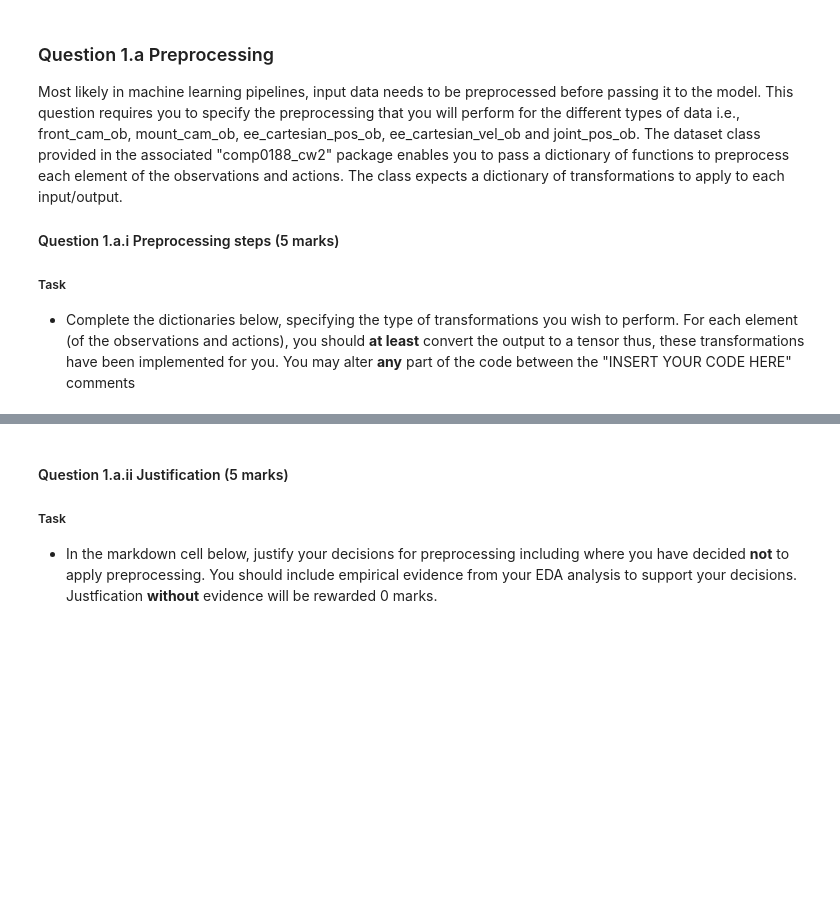
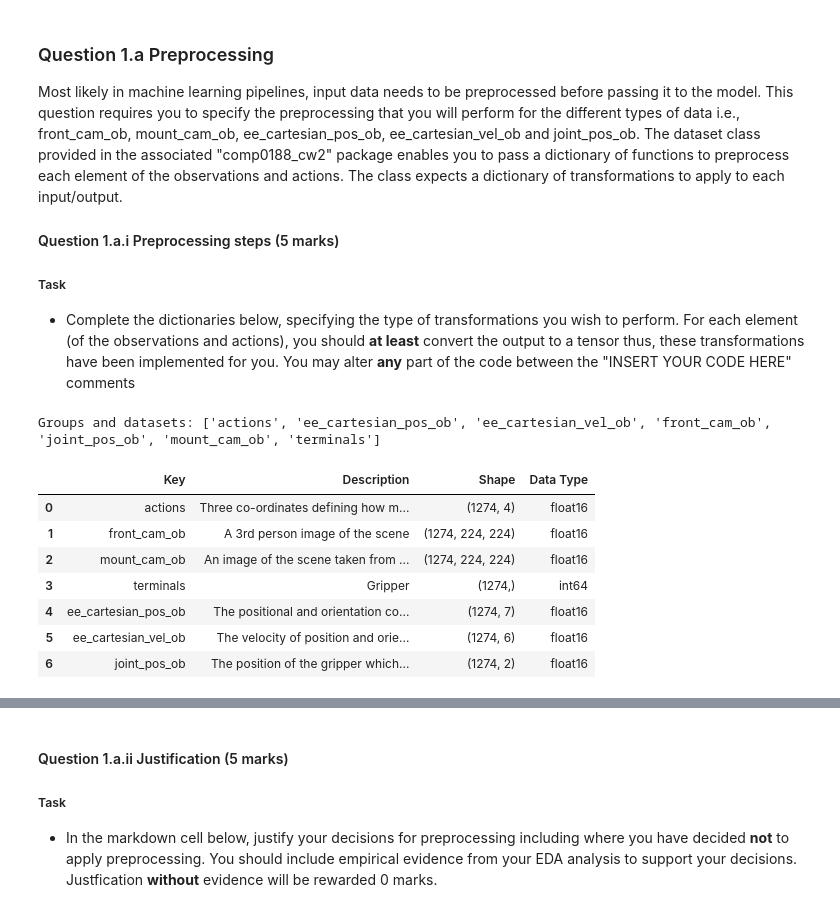
Before and after one commit to the-rich-piana/COMP0188_DeepLearning, a Jupyter notebook: cw2/Cw2_upload/CW2_Questions_105_marks_QUESTIONS.ipynb, the cells around one changed output, grey strips where cells are left out. Drawn from its saved outputs; the diff is of its cells as text; code cells hidden in the pictures; blank space fills up the shorter version.

```diff
--- a/cw2/Cw2_upload/CW2_Questions_105_marks_QUESTIONS.ipynb
+++ b/cw2/Cw2_upload/CW2_Questions_105_marks_QUESTIONS.ipynb
@@ -225,0 +166,41 @@ global_transforms = {
+# %%
+"""Exploring how H5 files work"""
+descriptions = {
+"front_cam_ob": 'A 3rd person image of the scene ',
+"mount_cam_ob":' An image of the scene taken from a camera mounted on top of the robotic arm, looking down',
+"ee_cartesian_pos_ob": 'The positional and orientation co-ordinates of the robotic arm',
+"ee_cartesian_vel_ob": 'The velocity of position and orientation of the robotic arm',
+"joint_pos_ob": 'The position of the gripper which opens and closes',
+"actions": "Three co-ordinates defining how much to move the robotic arm. An action defining whether to open, not to move or close the gripper",
+"terminals": "Gripper",
+}
+
+import h5py
+import os
+
+with h5py.File(os.path.join(train_dh.loc, 'train_0.h5'), 'r') as f:
+    print("Groups and datasets:", list(f.keys()))
+
+"""Data Shapes"""
+data = []
+for key in train_nps.keys():
+    data.append({
+        'Key': key,
+        'Description': descriptions[key],
+        'Shape': str(train_nps[key].shape),
+        'Data Type': str(train_nps[key].dtype),
+    })
+
+df = pd.DataFrame(data)
+pd.options.display.max_colwidth = 100
+df
+# %% [output]
+Groups and datasets: ['actions', 'ee_cartesian_pos_ob', 'ee_cartesian_vel_ob', 'front_cam_ob', 'joint_pos_ob', 'mount_cam_ob', 'terminals']
+|  | Key | Description | Shape | Data Type |
+| 0 | actions | Three co-ordinates defining how m... | (1274, 4) | float16 |
+| 1 | front_cam_ob | A 3rd person image of the scene | (1274, 224, 224) | float16 |
+| 2 | mount_cam_ob | An image of the scene taken from ... | (1274, 224, 224) | float16 |
+| 3 | terminals | Gripper | (1274,) | int64 |
+| 4 | ee_cartesian_pos_ob | The positional and orientation co... | (1274, 7) | float16 |
+| 5 | ee_cartesian_vel_ob | The velocity of position and orie... | (1274, 6) | float16 |
+| 6 | joint_pos_ob | The position of the gripper which... | (1274, 2) | float16 |
```
Also changed, not shown: parts of 24 cells of this notebook, 2 other files.
